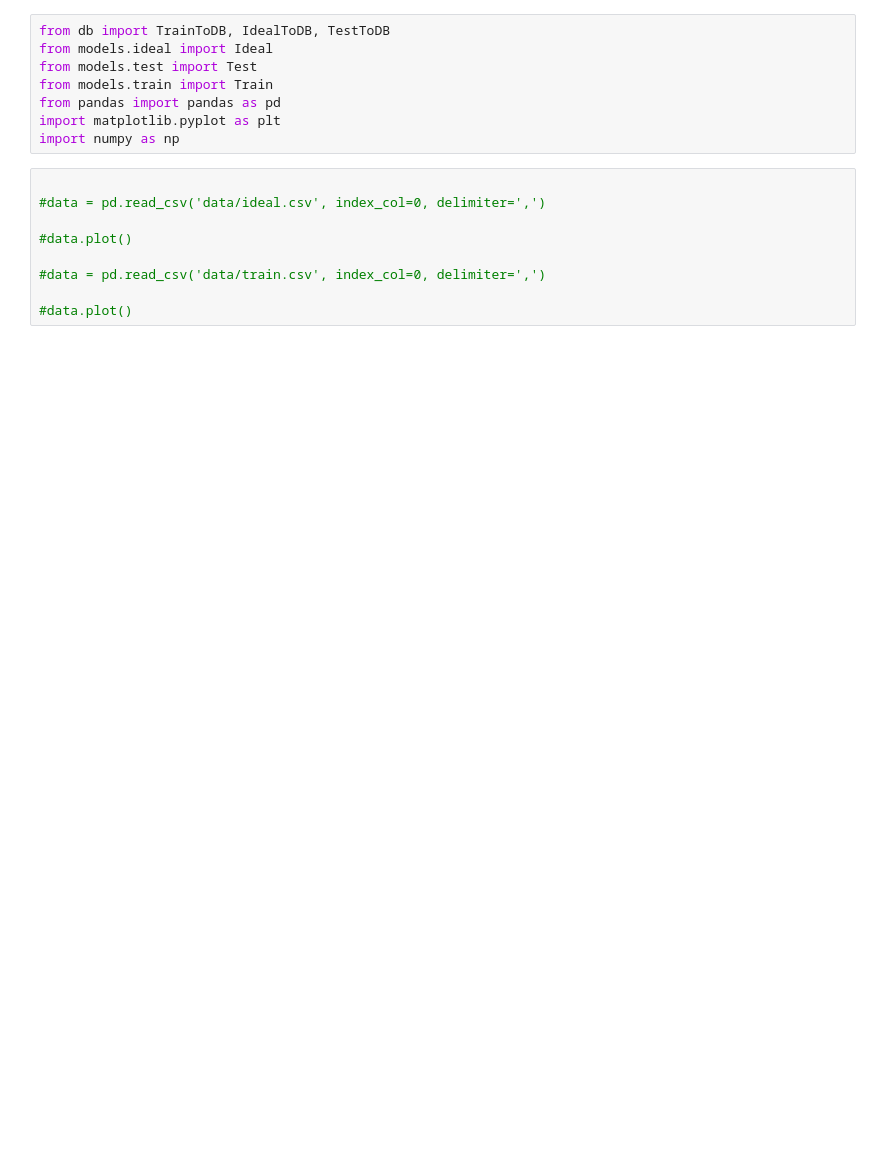
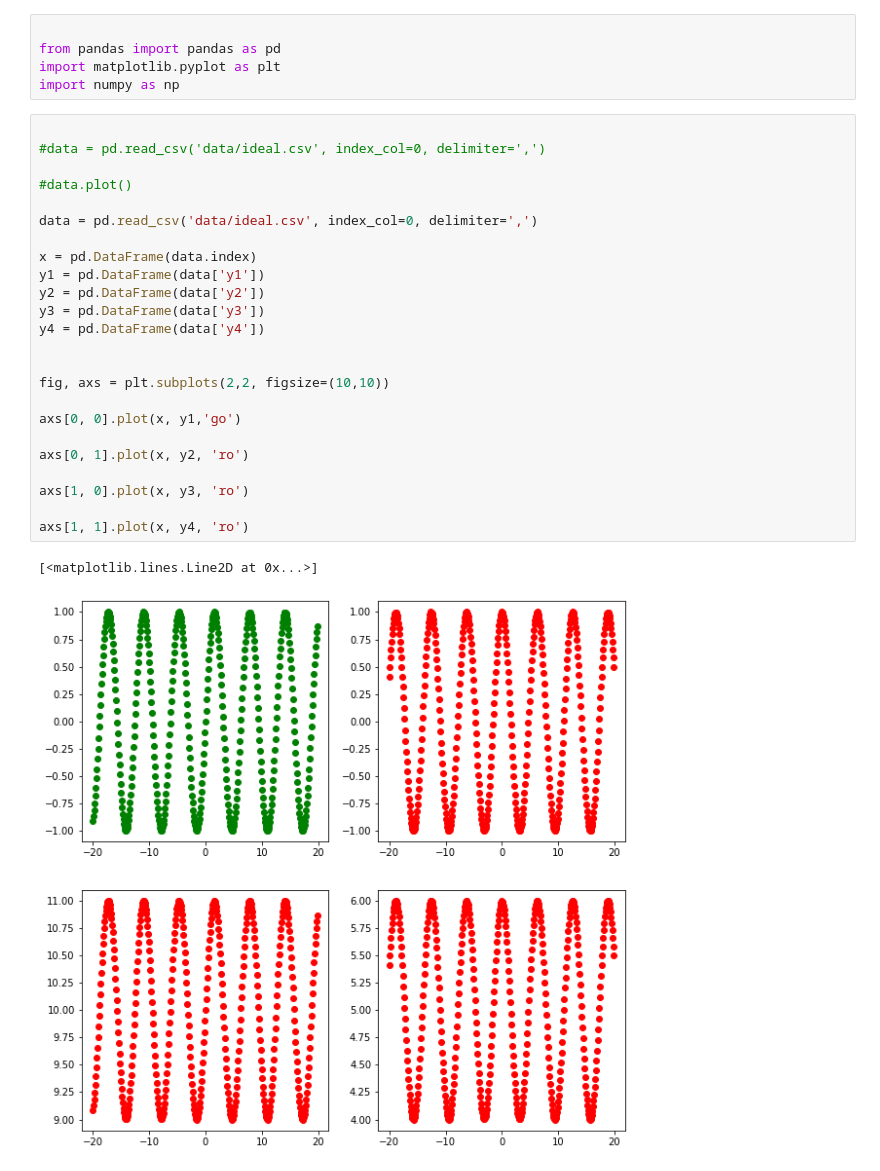
Before and after one commit to Dinkymoo/Dinkymoo-iu-python-assignment, a Jupyter notebook: plots.ipynb, the cells around one changed output. Cells and saved outputs as stored; diff of their text form; blank space fills up the shorter version.

Commit message:
Plot updates

```diff
--- a/plots.ipynb
+++ b/plots.ipynb
@@ -1,17 +1,32 @@
 # %%
-from db import TrainToDB, IdealToDB, TestToDB
-from models.ideal import Ideal
-from models.test import Test
-from models.train import Train
+
 from pandas import pandas as pd
 import matplotlib.pyplot as plt
 import numpy as np
 # %%
 
 #data = pd.read_csv('data/ideal.csv', index_col=0, delimiter=',')
 
 #data.plot()
 
-#data = pd.read_csv('data/train.csv', index_col=0, delimiter=',')
+data = pd.read_csv('data/ideal.csv', index_col=0, delimiter=',')
 
-#data.plot()
+x = pd.DataFrame(data.index)
+y1 = pd.DataFrame(data['y1'])
+y2 = pd.DataFrame(data['y2'])
+y3 = pd.DataFrame(data['y3'])
+y4 = pd.DataFrame(data['y4'])
+
+
+fig, axs = plt.subplots(2,2, figsize=(10,10))
+
+axs[0, 0].plot(x, y1,'go')
+
+axs[0, 1].plot(x, y2, 'ro')
+
+axs[1, 0].plot(x, y3, 'ro')
+
+axs[1, 1].plot(x, y4, 'ro')
+# %% [output]
+[<matplotlib.lines.Line2D at 0x...>]
+[figure, added]
```
Also changed, not shown: parts of 4 cells of this notebook, 1 other file.
